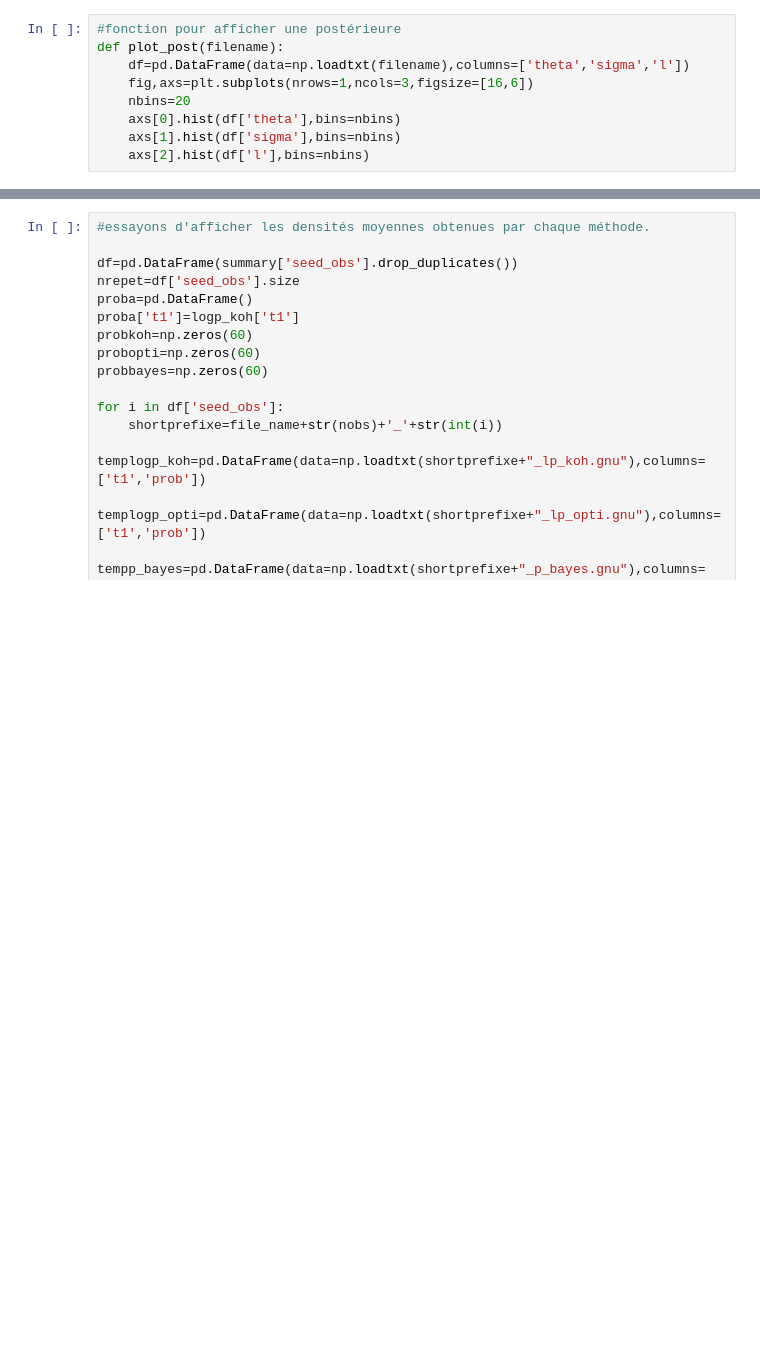
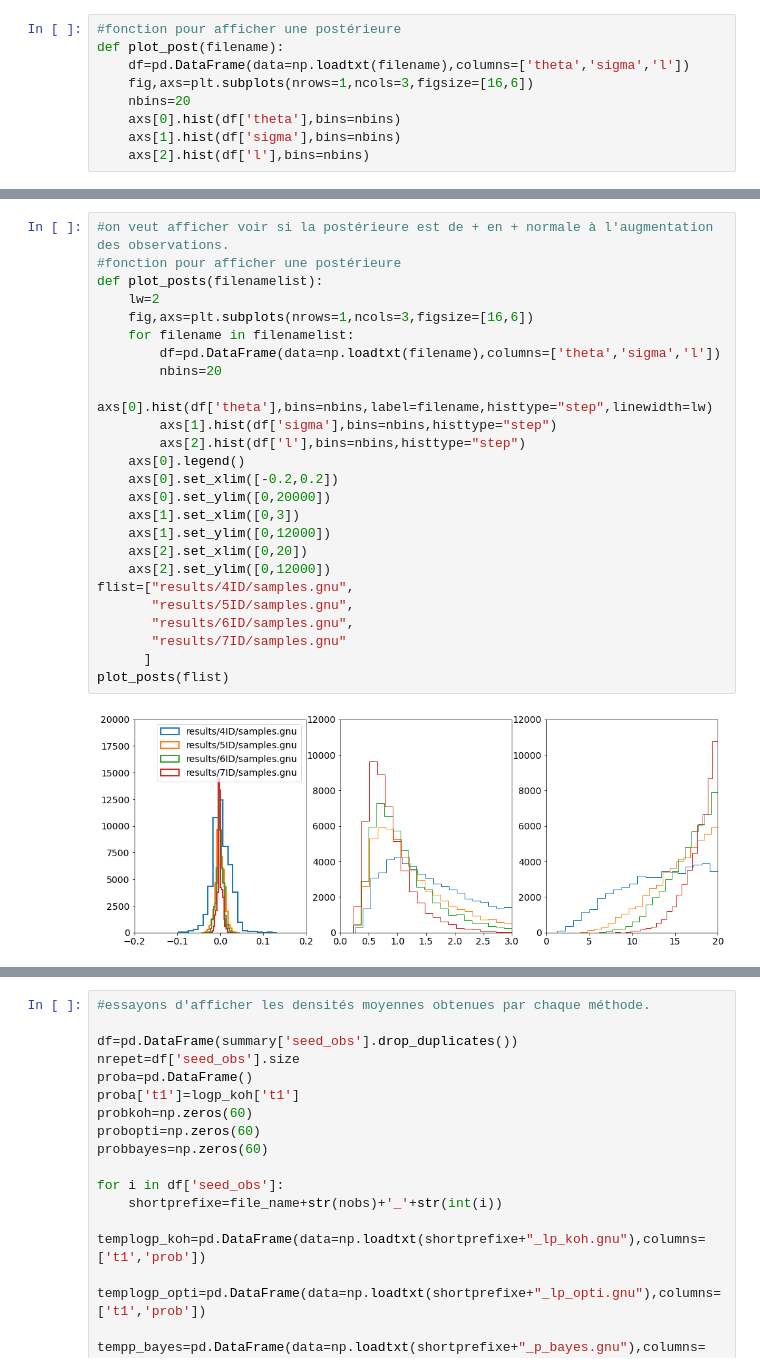
Before and after one commit to nleoni95/code2, a Jupyter notebook: minimal_examples/asymptotics_badly_specified/plots_asymptotic.ipynb, the cells around one changed output, grey strips where cells are left out. Saved outputs shown, nothing was run; the diff lists cells and outputs as text; blank space fills up the shorter version.

```diff
--- a/minimal_examples/asymptotics_badly_specified/plots_asymptotic.ipynb
+++ b/minimal_examples/asymptotics_badly_specified/plots_asymptotic.ipynb
@@ -456,0 +201,27 @@ plt.legend(loc=9)
+# %%
+#on veut afficher voir si la postérieure est de + en + normale à l'augmentation des observations.
+#fonction pour afficher une postérieure
+def plot_posts(filenamelist):
+    lw=2
+    fig,axs=plt.subplots(nrows=1,ncols=3,figsize=[16,6])
+    for filename in filenamelist:
+        df=pd.DataFrame(data=np.loadtxt(filename),columns=['theta','sigma','l'])
+        nbins=20
+        axs[0].hist(df['theta'],bins=nbins,label=filename,histtype="step",linewidth=lw)
+        axs[1].hist(df['sigma'],bins=nbins,histtype="step")
+        axs[2].hist(df['l'],bins=nbins,histtype="step")
+    axs[0].legend()
+    axs[0].set_xlim([-0.2,0.2])
+    axs[0].set_ylim([0,20000])
+    axs[1].set_xlim([0,3])
+    axs[1].set_ylim([0,12000])
+    axs[2].set_xlim([0,20])
+    axs[2].set_ylim([0,12000])
+flist=["results/4ID/samples.gnu",
+       "results/5ID/samples.gnu",
+       "results/6ID/samples.gnu",
+       "results/7ID/samples.gnu"
+      ]
+plot_posts(flist)
+# %% [output]
+[figure, added]
```
Also changed, not shown: parts of 12 cells of this notebook, 26 other files.
